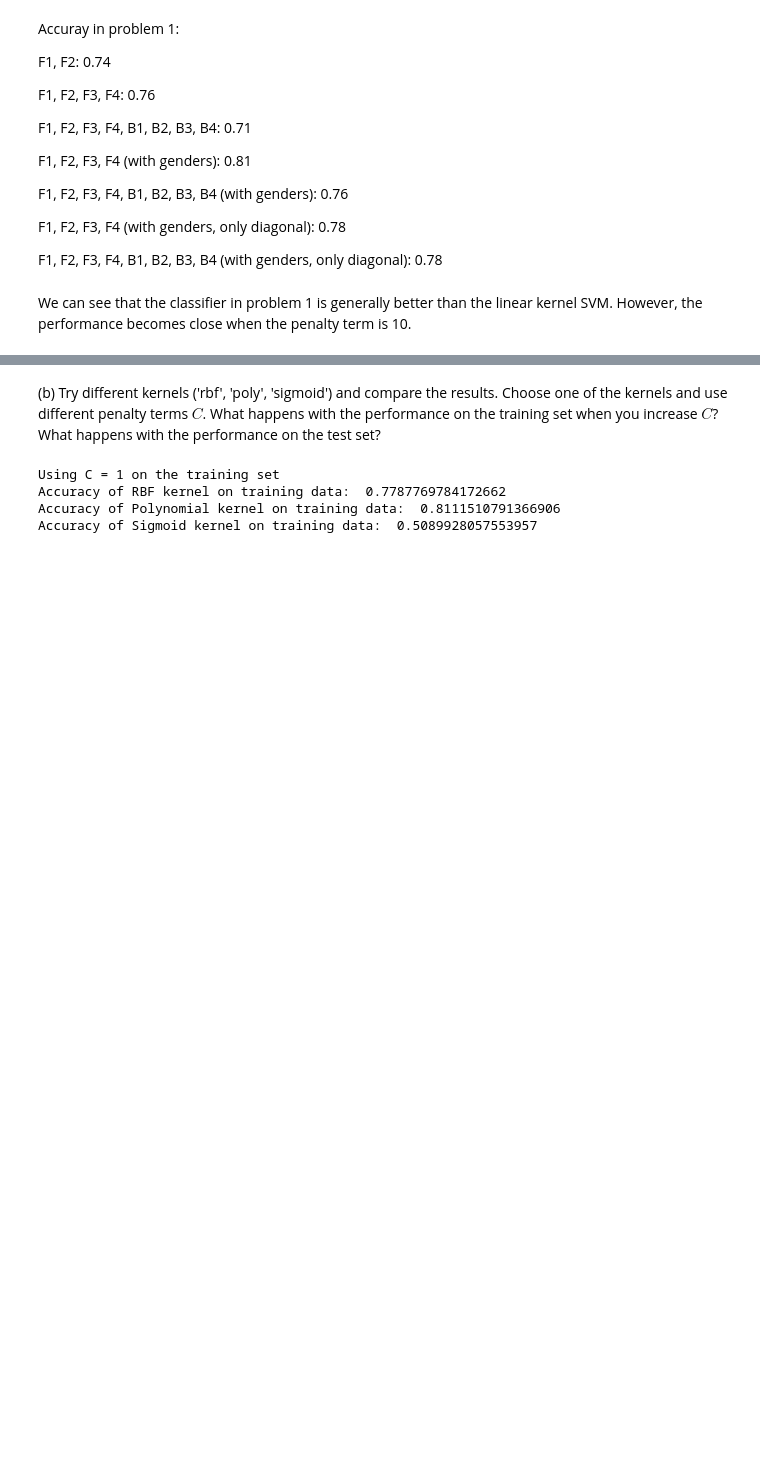
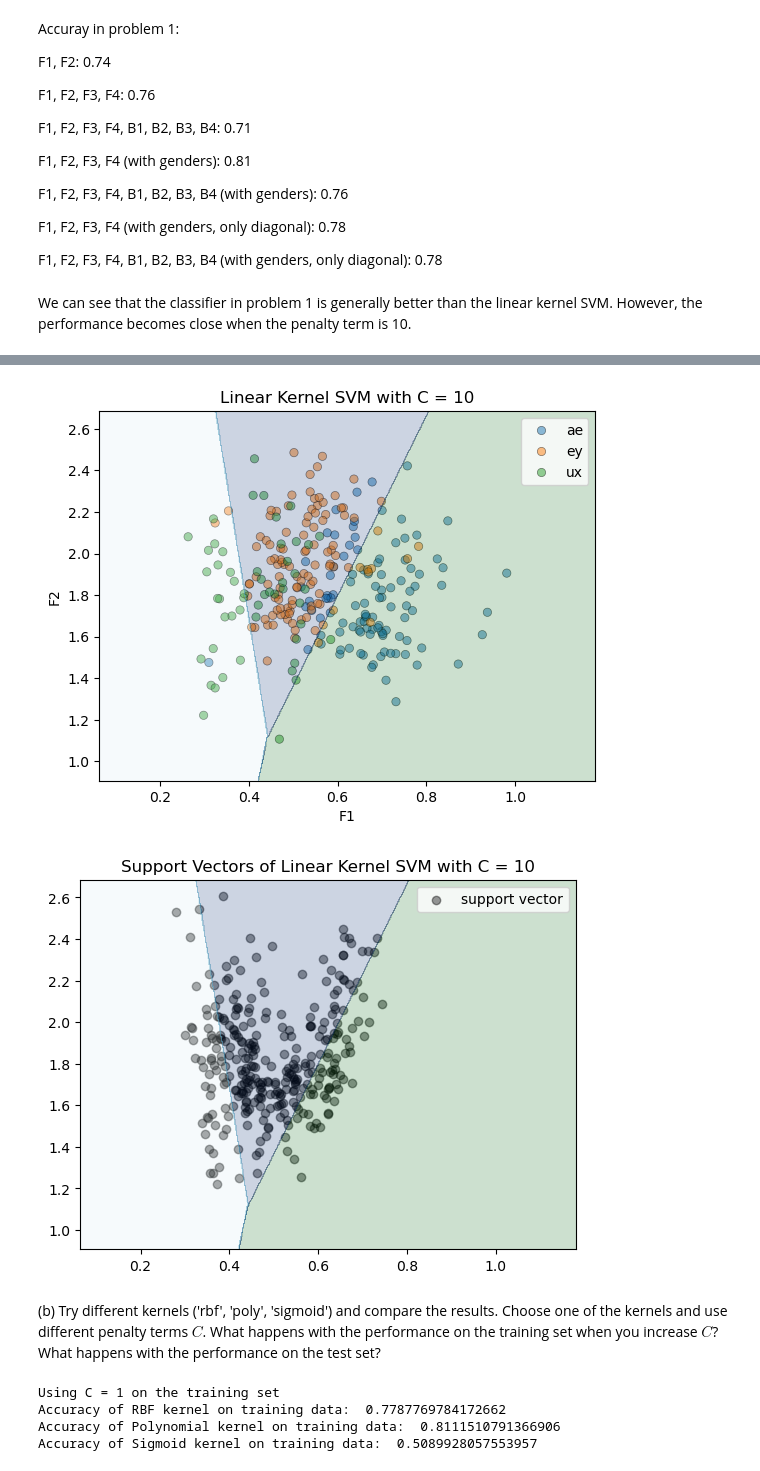
Before and after one commit to martinfsl/TTT4185, a Jupyter notebook: Assignments/Assignment_2/TTT4185_assignment_2_v2.ipynb, the cells around one changed output, grey strips where cells are left out. Drawn from its saved outputs; the diff is of its cells as text; code cells hidden in the pictures; blank space fills up the shorter version.

```diff
--- a/Assignments/Assignment_2/TTT4185_assignment_2_v2.ipynb
+++ b/Assignments/Assignment_2/TTT4185_assignment_2_v2.ipynb
@@ -590,3 +627,9 @@ InvalidIndexError: (slice(None, None, None), 0)
+# %%
+PlotSVMDecisionRegions(cls_10_linear, testing_set, testing_labels_phonemes, title = "Linear Kernel SVM with C = 10")
+PlotSupportVectors(cls_10_linear, testing_set, testing_labels_phonemes, title = "Support Vectors of Linear Kernel SVM with C = 10")
+# %% [output]
+[figure, added]
+[figure, added]
 # %% [markdown]
 (b) Try different kernels ('rbf', 'poly', 'sigmoid') and compare the results. Choose one of the kernels and use different penalty terms $C$. What happens with the performance on the training set when you increase $C$? What happens with the performance on the test set?
 # %%
```
Also changed, not shown: parts of 18 cells of this notebook.
